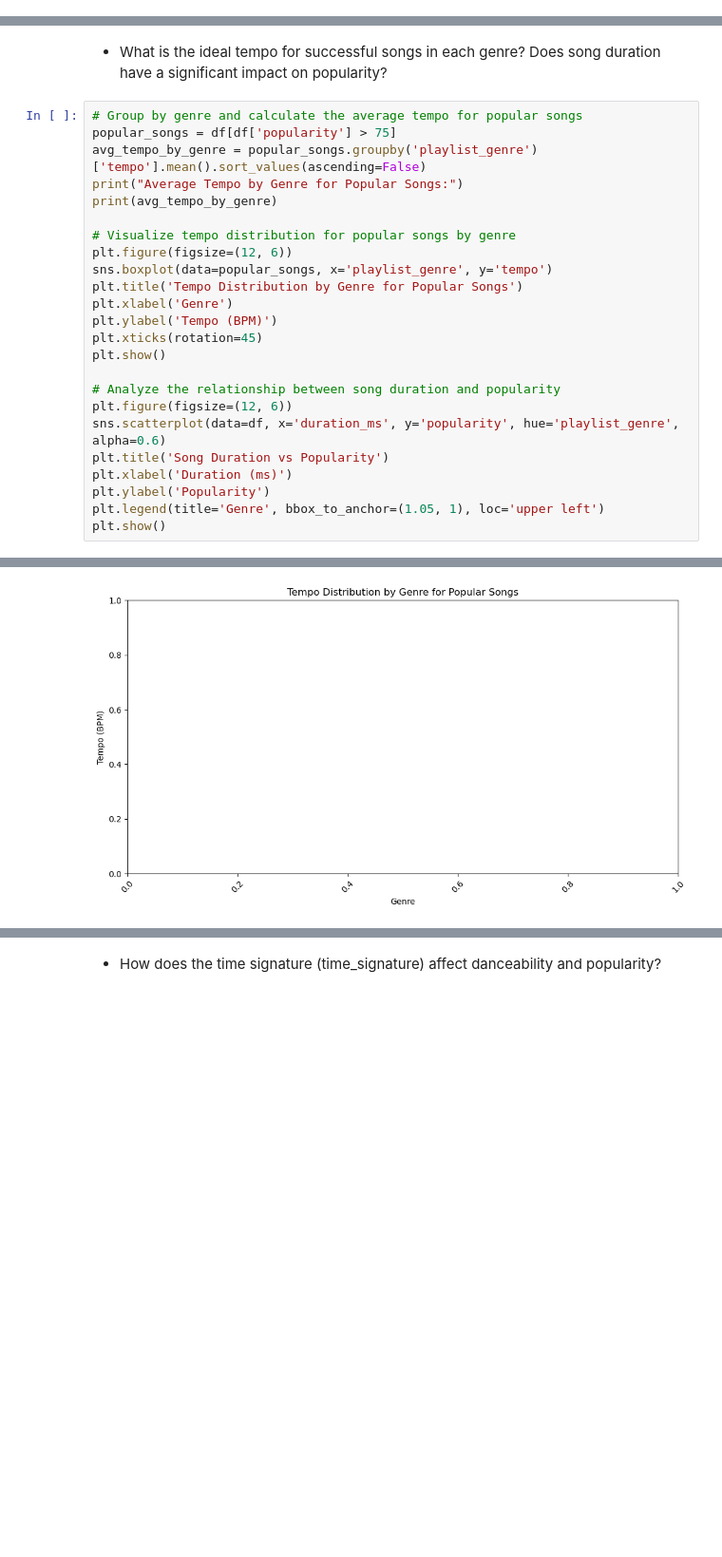
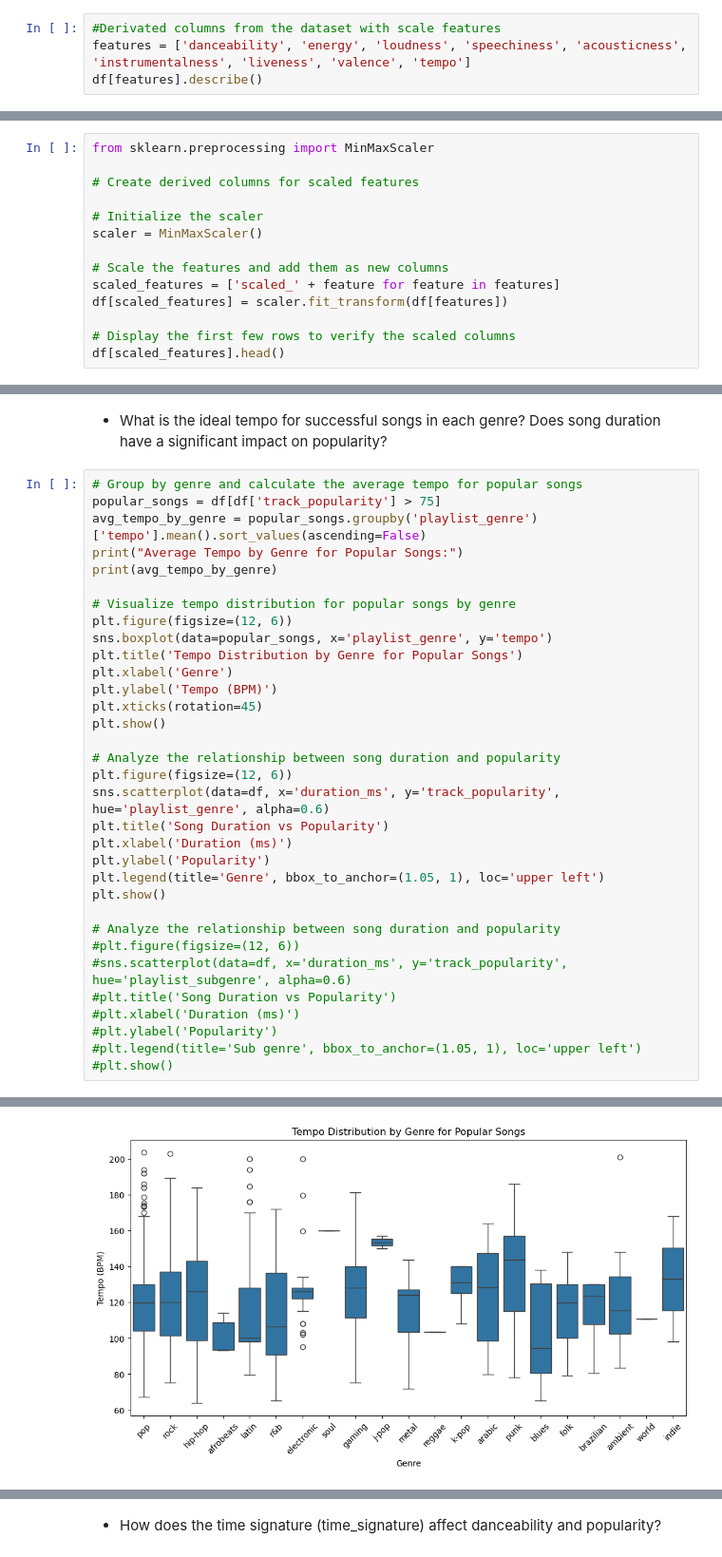
Before and after one commit to LuiisClaudio/spotify-analytics, a Jupyter notebook: capstone_project_proposal.ipynb, the cells around one changed output, grey strips where cells are left out. Shown at 95% size. Drawn from its saved outputs; the diff is of its cells as text; blank space fills up the shorter version.

```diff
--- a/capstone_project_proposal.ipynb
+++ b/capstone_project_proposal.ipynb
@@ -321,3 +321,7 @@ release_year                   int32
 release_month                  int32
 release_day                    int32
 dtype: object
+# %%
+#Derivated columns from the dataset with scale features
+features = ['danceability', 'energy', 'loudness', 'speechiness', 'acousticness', 'instrumentalness', 'liveness', 'valence', 'tempo']
+df[features].describe()
@@ -323,0 +338,14 @@ dtype: object
+# %%
+from sklearn.preprocessing import MinMaxScaler
+
+# Create derived columns for scaled features
+
+# Initialize the scaler
+scaler = MinMaxScaler()
+
+# Scale the features and add them as new columns
+scaled_features = ['scaled_' + feature for feature in features]
+df[scaled_features] = scaler.fit_transform(df[features])
+
+# Display the first few rows to verify the scaled columns
+df[scaled_features].head()
@@ -459,7 +496,7 @@ Name: proportion, dtype: float64
 - What is the ideal tempo for successful songs in each genre? Does song duration have a significant impact on popularity?
 # %%
 # Group by genre and calculate the average tempo for popular songs
-popular_songs = df[df['popularity'] > 75]
+popular_songs = df[df['track_popularity'] > 75]
 avg_tempo_by_genre = popular_songs.groupby('playlist_genre')['tempo'].mean().sort_values(ascending=False)
 print("Average Tempo by Genre for Popular Songs:")
 print(avg_tempo_by_genre)
@@ -475,11 +512,20 @@ plt.show()
 
 # Analyze the relationship between song duration and popularity
 plt.figure(figsize=(12, 6))
-sns.scatterplot(data=df, x='duration_ms', y='popularity', hue='playlist_genre', alpha=0.6)
+sns.scatterplot(data=df, x='duration_ms', y='track_popularity', hue='playlist_genre', alpha=0.6)
 plt.title('Song Duration vs Popularity')
 plt.xlabel('Duration (ms)')
 plt.ylabel('Popularity')
 plt.legend(title='Genre', bbox_to_anchor=(1.05, 1), loc='upper left')
 plt.show()
+
+# Analyze the relationship between song duration and popularity
+#plt.figure(figsize=(12, 6))
+#sns.scatterplot(data=df, x='duration_ms', y='track_popularity', hue='playlist_subgenre', alpha=0.6)
+#plt.title('Song Duration vs Popularity')
+#plt.xlabel('Duration (ms)')
+#plt.ylabel('Popularity')
+#plt.legend(title='Sub genre', bbox_to_anchor=(1.05, 1), loc='upper left')
+#plt.show()
 # %% [output]
 Average Tempo by Genre for Popular Songs:
@@ -487 +548 @@ Series([], Name: tempo, dtype: float64)
-[figure, old version]
+[figure, new version]
```
Also changed, not shown: parts of 13 cells of this notebook.
